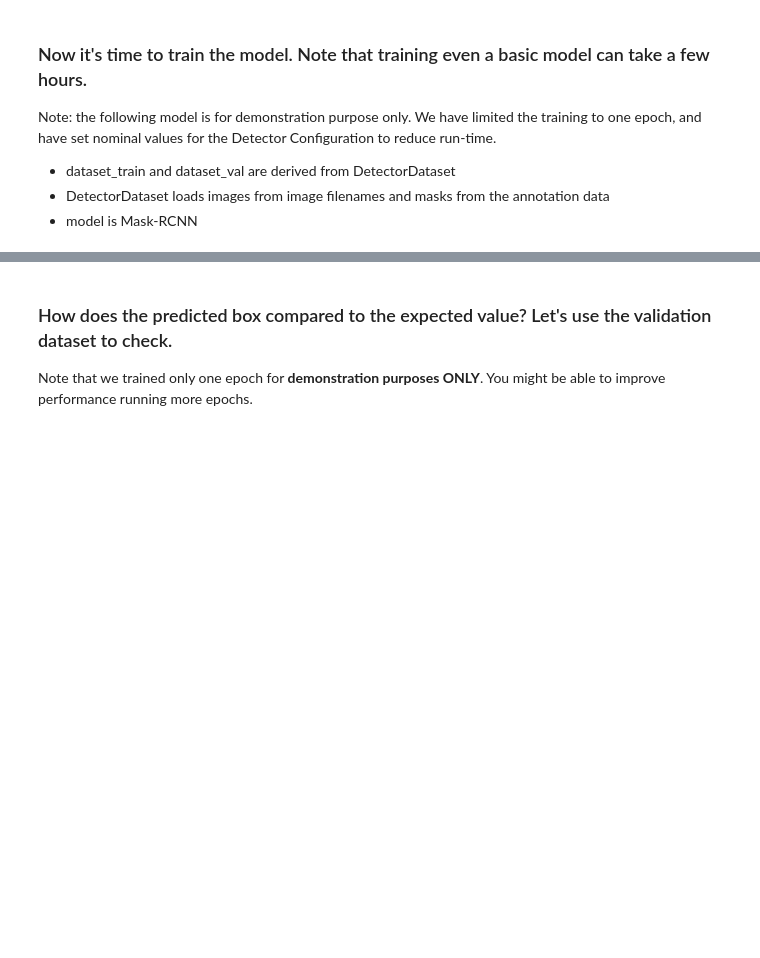
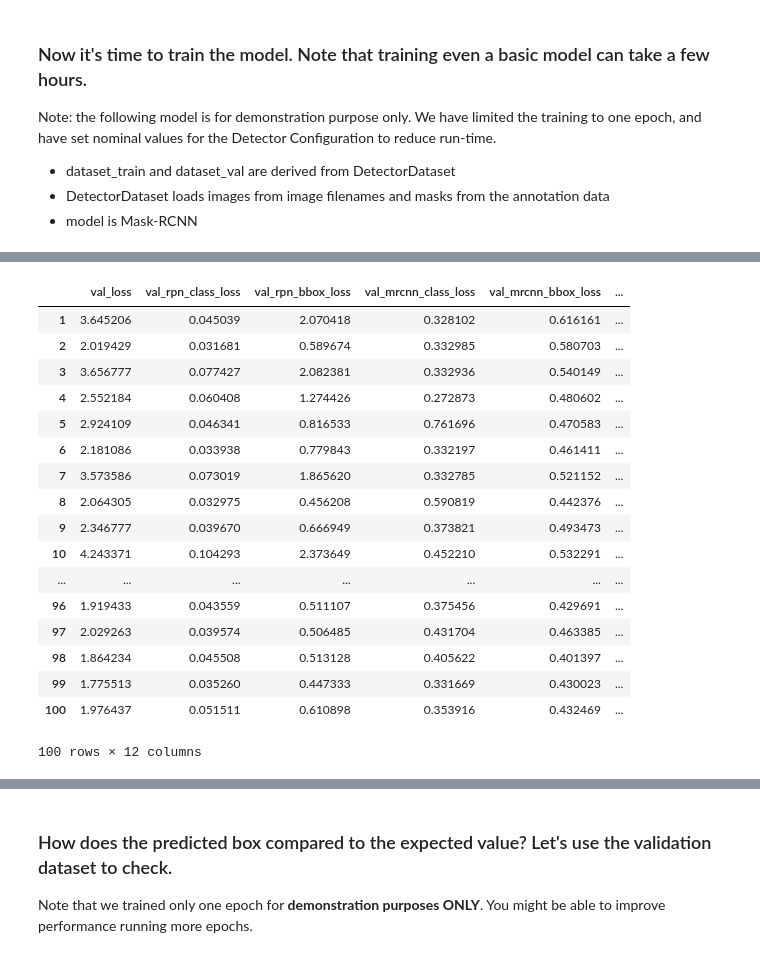
Before and after one commit to cekch/EC601_A2_Pneumonia_Detection, a Jupyter notebook: Mask RCNN/Mask RCNN Notebook.ipynb, the cells around one changed output, grey strips where cells are left out. Cells and saved outputs as stored; diff of their text form; code cells hidden in the pictures; blank space fills up the shorter version.

```diff
--- a/Mask RCNN/Mask RCNN Notebook.ipynb
+++ b/Mask RCNN/Mask RCNN Notebook.ipynb
@@ -91,6 +100,8 @@ def parse_dataset(dicom_dir, anns):
         fp = os.path.join(dicom_dir, row['patientId']+'.dcm')
         image_annotations[fp].append(row)
     return image_fps, image_annotations
+# %%
+COCO_WEIGHTS_PATH = "/usr4/ugrad/ericli21/EC601Personal/mask_rcnn_coco.h5"
 # %%
 # The following parameters have been selected to reduce running time for demonstration purposes
 # These are not optimal
@@ -300,0 +474,22 @@ model.train(dataset_train, dataset_val,
+# %%
+epochs = range(1,len(next(iter(history.values())))+1)
+pd.DataFrame(history, index=epochs)
+# %% [output]
+|  | val_loss | val_rpn_class_loss | val_rpn_bbox_loss | val_mrcnn_class_loss | val_mrcnn_bbox_loss | ... |
+| 1 | 3.645206 | 0.045039 | 2.070418 | 0.328102 | 0.616161 | ... |
+| 2 | 2.019429 | 0.031681 | 0.589674 | 0.332985 | 0.580703 | ... |
+| 3 | 3.656777 | 0.077427 | 2.082381 | 0.332936 | 0.540149 | ... |
+| 4 | 2.552184 | 0.060408 | 1.274426 | 0.272873 | 0.480602 | ... |
+| 5 | 2.924109 | 0.046341 | 0.816533 | 0.761696 | 0.470583 | ... |
+| 6 | 2.181086 | 0.033938 | 0.779843 | 0.332197 | 0.461411 | ... |
+| 7 | 3.573586 | 0.073019 | 1.865620 | 0.332785 | 0.521152 | ... |
+| 8 | 2.064305 | 0.032975 | 0.456208 | 0.590819 | 0.442376 | ... |
+| 9 | 2.346777 | 0.039670 | 0.666949 | 0.373821 | 0.493473 | ... |
+| 10 | 4.243371 | 0.104293 | 2.373649 | 0.452210 | 0.532291 | ... |
+| ... | ... | ... | ... | ... | ... | ... |
+| 96 | 1.919433 | 0.043559 | 0.511107 | 0.375456 | 0.429691 | ... |
+| 97 | 2.029263 | 0.039574 | 0.506485 | 0.431704 | 0.463385 | ... |
+| 98 | 1.864234 | 0.045508 | 0.513128 | 0.405622 | 0.401397 | ... |
+| 99 | 1.775513 | 0.035260 | 0.447333 | 0.331669 | 0.430023 | ... |
+| 100 | 1.976437 | 0.051511 | 0.610898 | 0.353916 | 0.432469 | ... |
+100 rows × 12 columns
```
Also changed, not shown: parts of 24 cells of this notebook.
